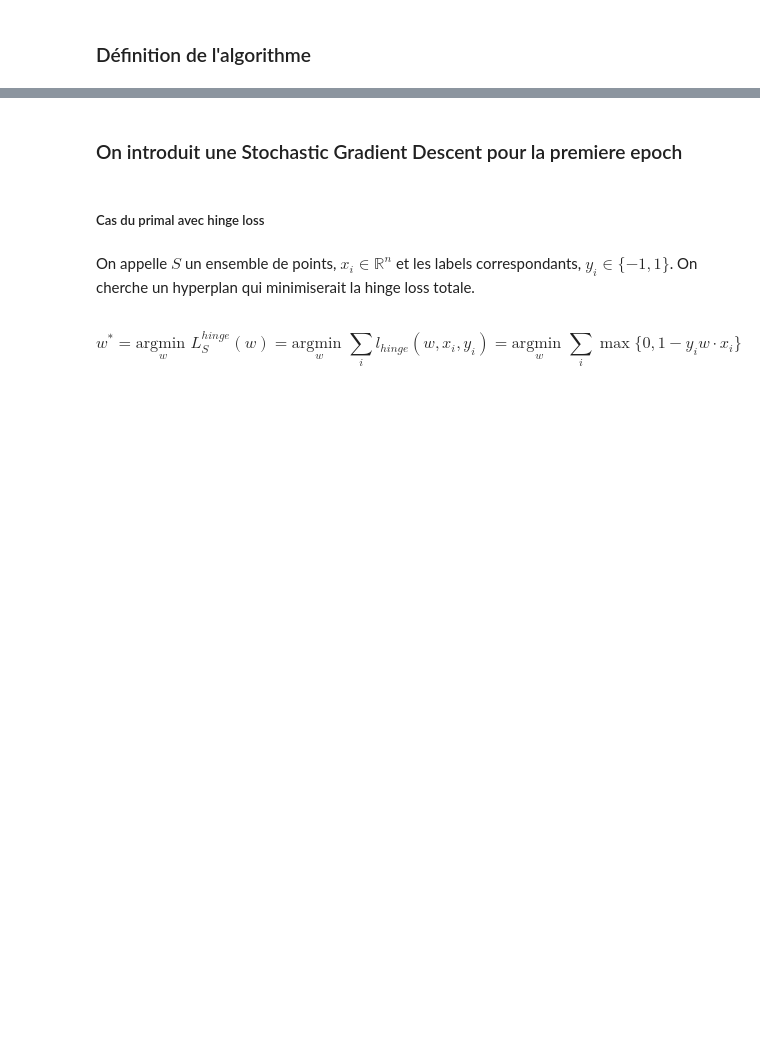
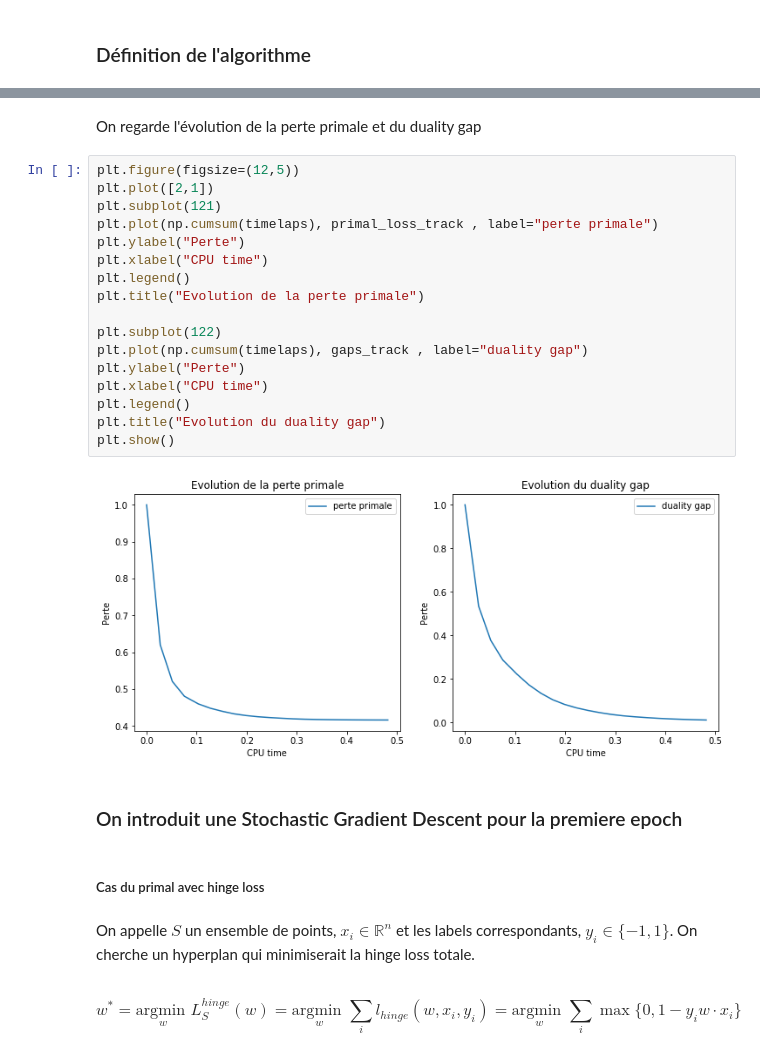
Before and after one commit to gauthier-schweitzer/soadml, a Jupyter notebook: Projet.ipynb, the cells around one changed output, grey strips where cells are left out. Cells and saved outputs as stored; diff of their text form; blank space fills up the shorter version.

```diff
--- a/Projet.ipynb
+++ b/Projet.ipynb
@@ -259,3 +296,24 @@ plt.show()
+# %% [markdown]
+On regarde l'évolution de la perte primale et du duality gap
+# %%
+plt.figure(figsize=(12,5))
+plt.plot([2,1])
+plt.subplot(121)
+plt.plot(np.cumsum(timelaps), primal_loss_track , label="perte primale")
+plt.ylabel("Perte")
+plt.xlabel("CPU time")
+plt.legend()
+plt.title("Evolution de la perte primale")
+
+plt.subplot(122)
+plt.plot(np.cumsum(timelaps), gaps_track , label="duality gap")
+plt.ylabel("Perte")
+plt.xlabel("CPU time")
+plt.legend()
+plt.title("Evolution du duality gap")
+plt.show()
+# %% [output]
+[figure, added]
 # %% [markdown]
 ### On introduit une Stochastic Gradient Descent pour la premiere epoch
 # %% [markdown]
```
Also changed, not shown: parts of 27 cells of this notebook.
